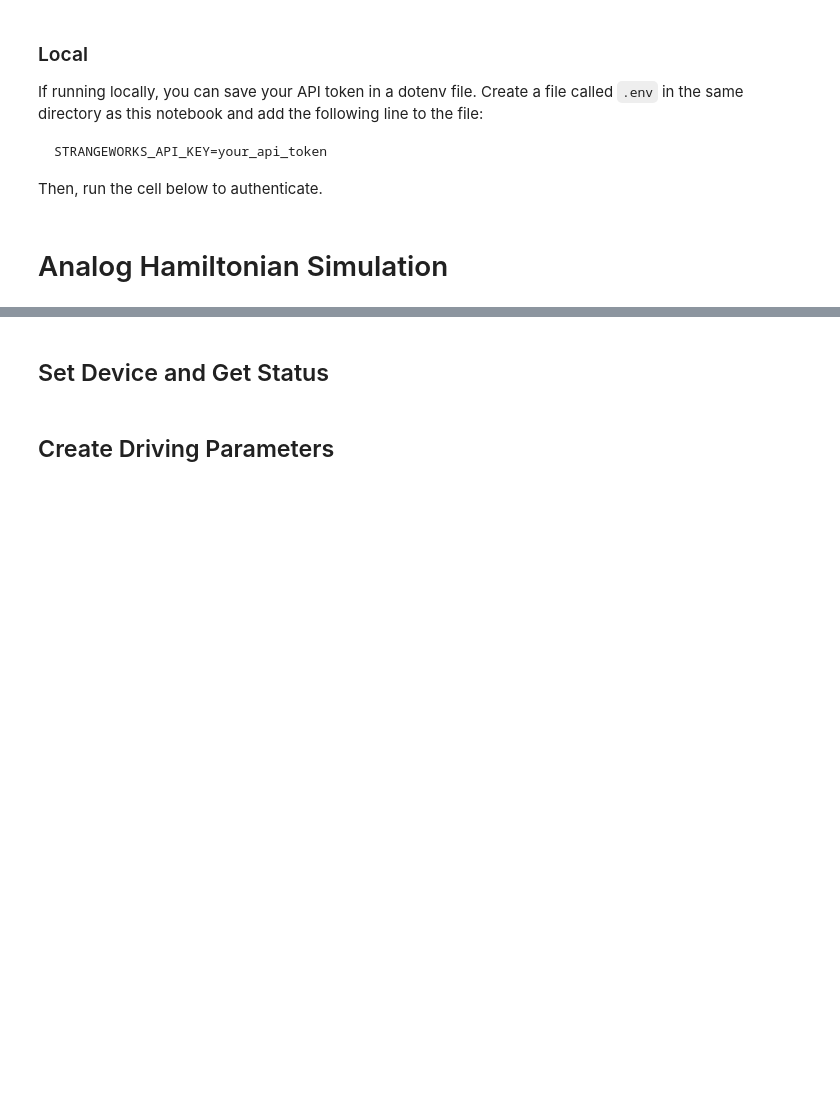
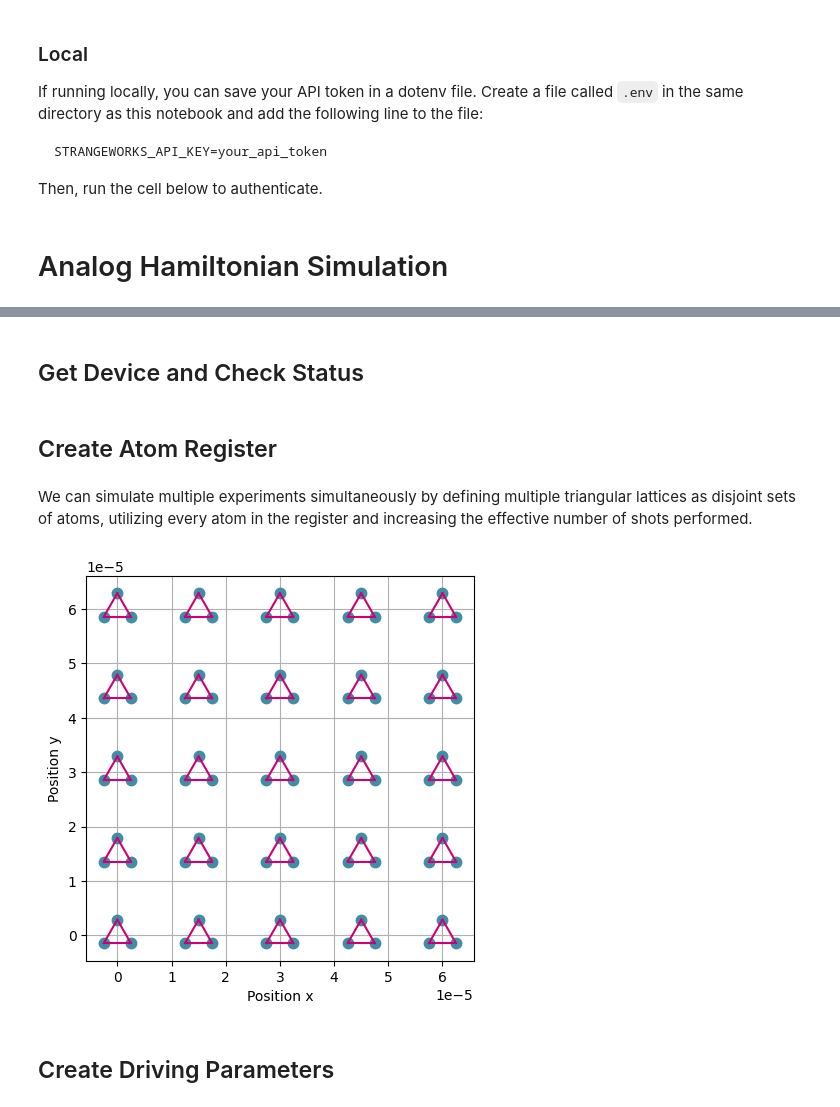
Before and after one commit to strangeworks/examples, a Jupyter notebook: examples/quantum/braket/ahs.ipynb, the cells around one changed output, grey strips where cells are left out. Drawn from its saved outputs; the diff is of its cells as text; code cells hidden in the pictures; blank space fills up the shorter version.

Commit message:
add more plots to ahs

```diff
--- a/examples/quantum/braket/ahs.ipynb
+++ b/examples/quantum/braket/ahs.ipynb
@@ -61,7 +162,27 @@ import matplotlib.pyplot as plt
 # %% [markdown]
-## Set Device and Get Status
+## Get Device and Check Status
 # %%
 device = StrangeworksDevice("arn:aws:braket:us-east-1::device/qpu/quera/Aquila")
 assert device.status == "ONLINE", "Device is not online, visit https://www.quera.com/aquila for availability."
+# %% [markdown]
+## Create Atom Register
+# %% [markdown]
+We can simulate multiple experiments simultaneously by defining multiple triangular lattices as disjoint sets of atoms, utilizing every atom in the register and increasing the effective number of shots performed.
+# %%
+separation = 5e-6
+block_separation = 15e-6
+k_max = 5
+m_max = 5
+
+register = AtomArrangement()
+for k in range(k_max):
+    for m in range(m_max):
+        register.add((block_separation*m, block_separation*k + separation/np.sqrt(3)))
+        register.add((block_separation*m-separation/2, block_separation*k - separation/(2*np.sqrt(3))))
+        register.add((block_separation*m+separation/2, block_separation*k - separation/(2*np.sqrt(3))))
+
+show_register(register, show_atom_index=False, blockade_radius= 1.5 * separation)
+# %% [output]
+[figure, added]
 # %% [markdown]
 ## Create Driving Parameters
```
Also changed, not shown: parts of 10 cells of this notebook.
